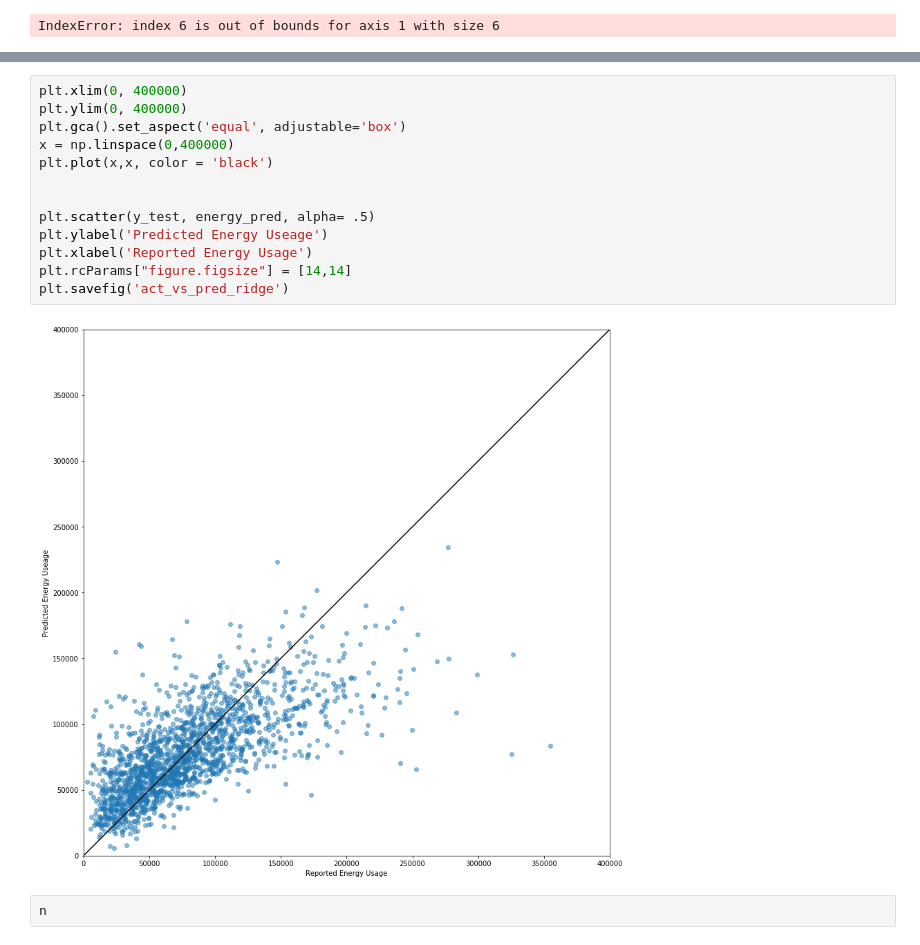
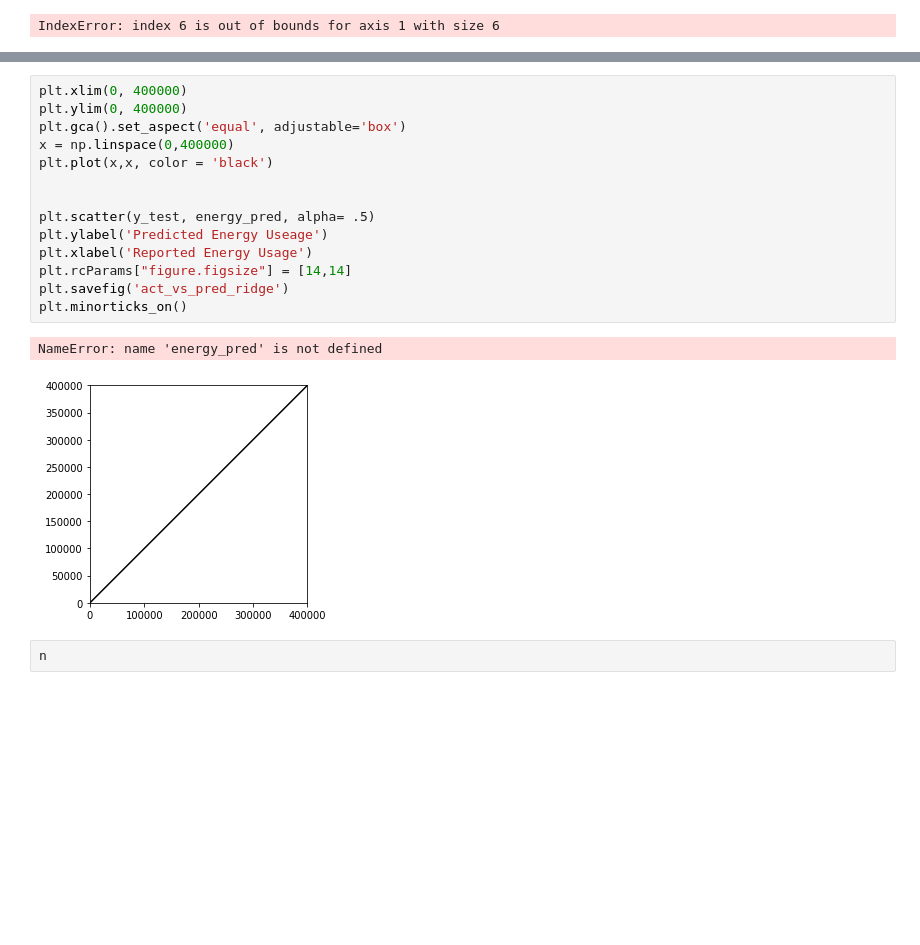
Before and after one commit to rlenaha2/Green-Plan-It, a Jupyter notebook: Final_pipeline.ipynb, the cells around one changed output, grey strips where cells are left out. Saved outputs shown, nothing was run; the diff lists cells and outputs as text; blank space fills up the shorter version.

```diff
--- a/Final_pipeline.ipynb
+++ b/Final_pipeline.ipynb
@@ -138,18 +105,20 @@ energy_pred = make_prediction(pipe, X_test)
 # %%
 plt.xlim(0, 400000)
 plt.ylim(0, 400000)
 plt.gca().set_aspect('equal', adjustable='box')
 x = np.linspace(0,400000)
 plt.plot(x,x, color = 'black')
 
 
 plt.scatter(y_test, energy_pred, alpha= .5)
 plt.ylabel('Predicted Energy Useage')
 plt.xlabel('Reported Energy Usage')
 plt.rcParams["figure.figsize"] = [14,14]
 plt.savefig('act_vs_pred_ridge')
+plt.minorticks_on()
 # %% [output]
+NameError: name 'energy_pred' is not defined
-[figure, old version]
+[figure, new version]
 # %%
 n
 # %%
```
Also changed, not shown: parts of 9 cells of this notebook, 2 other files.
